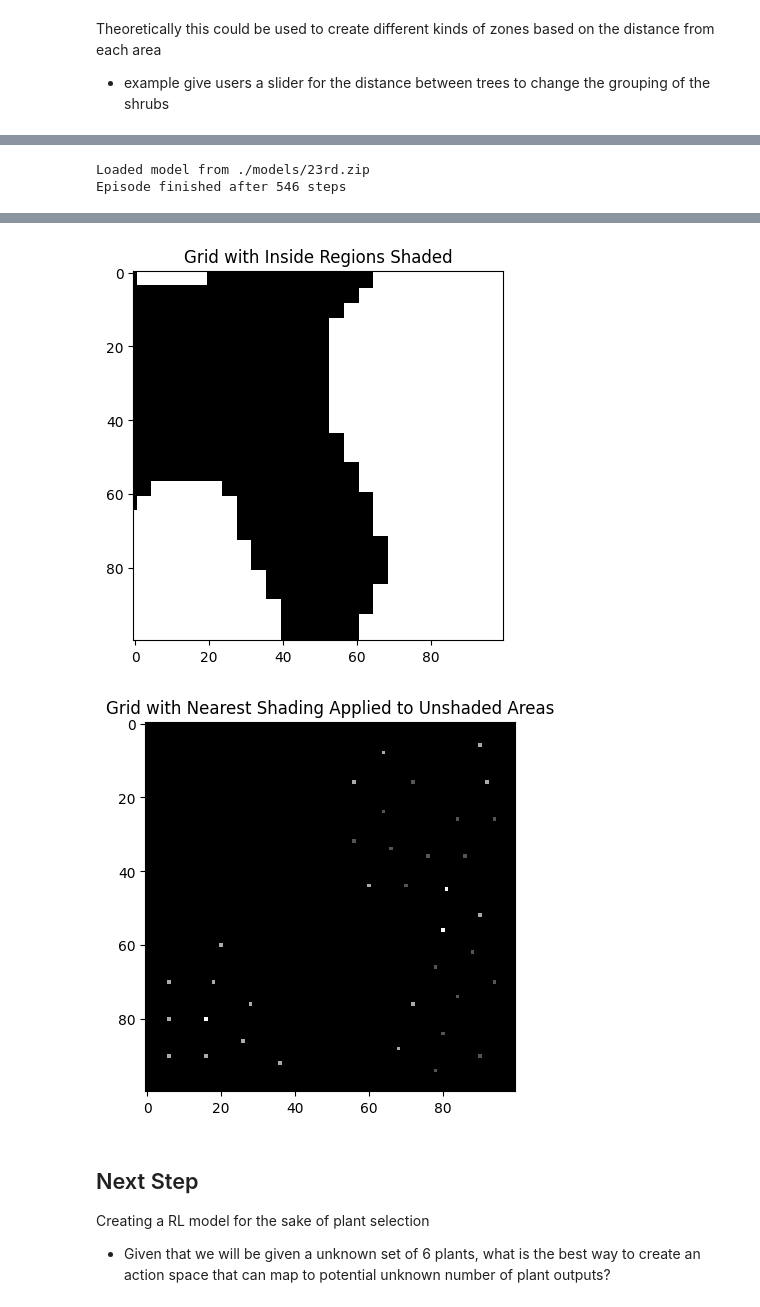
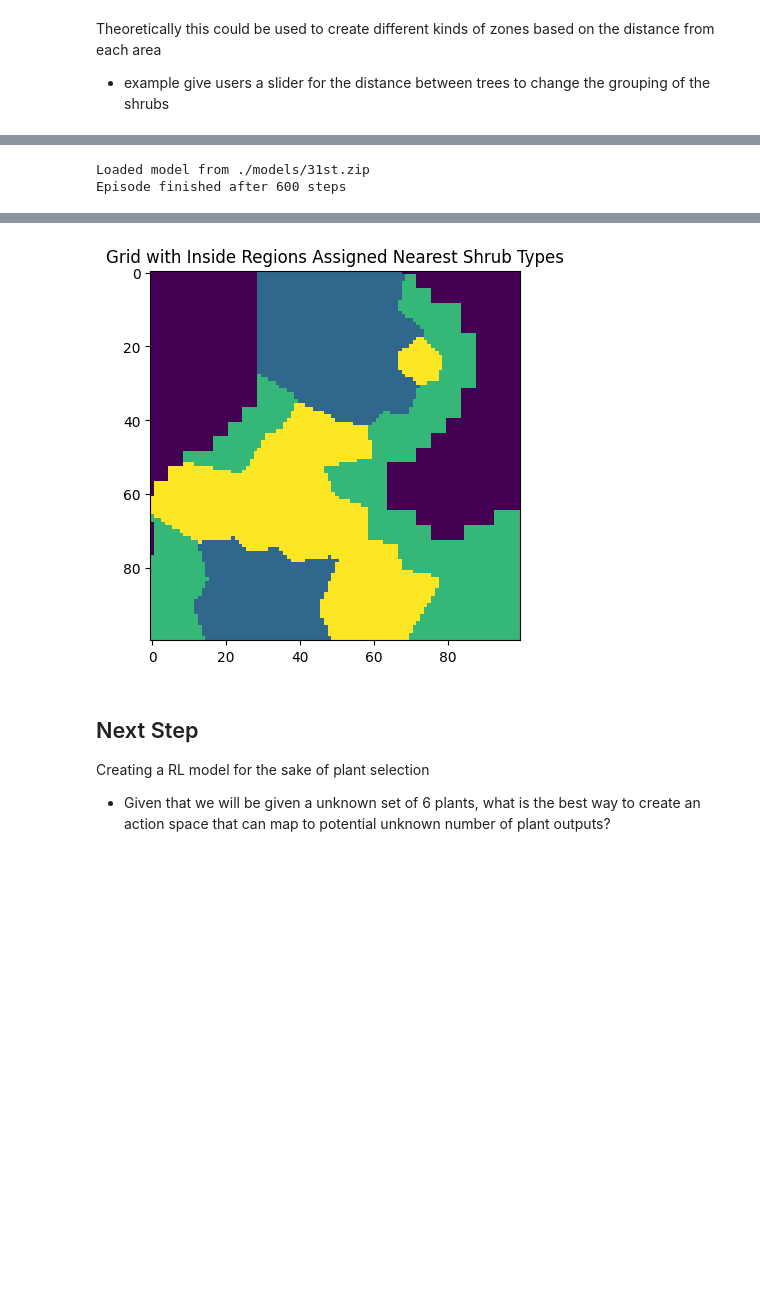
Before and after one commit to Jaywhisker/HDB_Planters, a Jupyter notebook: hdb-spatial-placement/notebooks/30OctPlant.ipynb, the cells around one changed output, grey strips where cells are left out. Drawn from its saved outputs; the diff is of its cells as text; code cells hidden in the pictures; blank space fills up the shorter version.

```diff
--- a/hdb-spatial-placement/notebooks/30OctPlant.ipynb
+++ b/hdb-spatial-placement/notebooks/30OctPlant.ipynb
@@ -1294,9 +1300,6 @@ Episode finished after 701 steps
 # %%
-import numpy as np
-import matplotlib.pyplot as plt
-import matplotlib.patches as patches
-from scipy.ndimage import distance_transform_edt
 from scipy.ndimage import binary_fill_holes
+
 
 def visualize_grid_with_circles(grid, clusters=None):
     """
@@ -1400,6 +1403,56 @@ def shade_inside_border(grid, border_value=255, fill_value=128):
     return shaded_grid
 
 
+
+def assign_shrub_types_to_inside(shrub_position, grid_with_shades):
+    """
+    Create a new grid where for each cell labeled 128 in shaded_grid,
+    we find the closest shrub type (1, 2, or 3) in grid_with_shades and assign
+    that shrub type to the corresponding cell in the new grid, using manual distance calculations.
+
+    Args:
+        shaded_grid (np.ndarray): Grid with inside regions labeled 128.
+        grid_with_shades (np.ndarray): Grid with shrubs labeled as 1, 2, or 3.
+
+    Returns:
+        np.ndarray: New grid with cells inside the border assigned the nearest shrub type.
+    """
+
+    # Ensure the grids are the same size
+    assert shrub_position.shape == grid_with_shades.shape, "Grids must be the same shape."
+
+    # Initialize a new grid with zeros
+    new_grid = np.zeros_like(shrub_position, dtype=int)
+
+    # Get the indices of inside cells (cells labeled 128)
+    inside_indices = np.argwhere(grid_with_shades == 128)
+
+    # Get the indices and types of shrubs (cells labeled 1, 2, or 3)
+    shrub_indices = np.argwhere(np.isin(shrub_position, [1, 2, 3]))
+    shrub_types = shrub_position[shrub_indices[:, 0], shrub_indices[:, 1]]
+
+    # Check if there are any shrubs in the grid
+    if len(shrub_indices) == 0:
+        print("No shrubs found in the grid.")
+        return new_grid
+
+    # For each inside cell, find the closest shrub manually
+    for y_inside, x_inside in inside_indices:
+        min_distance = None
+        nearest_shrub_type = 0  # Default value if no shrub is found
+        for (y_shrub, x_shrub), shrub_type in zip(shrub_indices, shrub_types):
+            # Calculate Euclidean distance
+            distance = ((y_inside - y_shrub) ** 2 + (x_inside - x_shrub) ** 2) ** 0.5
+            if (min_distance is None) or (distance < min_distance):
+                min_distance = distance
+                nearest_shrub_type = shrub_type
+        # Assign the nearest shrub type to the new grid
+        new_grid[y_inside, x_inside] = nearest_shrub_type
+
+    return new_grid
+
+
+
 # Main execution
 if __name__ == "__main__":
     np.set_printoptions(threshold=np.inf, linewidth=np.inf)
@@ -1410,14 +1463,21 @@ if __name__ == "__main__":
     tree_distance_map = calculate_distance_to_tree(final_grid)
     clusters = categorize_shrubs_by_distance(final_grid, border_distance_map, tree_distance_map)
 
-    grid_with_shades = visualize_grid_with_circles(final_grid, clusters)
-    print(grid_with_shades)
-    plt.imshow(grid_with_shades)
+    shrub_position = visualize_grid_with_circles(final_grid, clusters)
+    # print(grid_with_shades)
+    plt.imshow(shrub_position)
 
     shaded_grid = shade_inside_border(final_grid)
-    plt.imshow(shaded_grid, cmap="gray")
-    plt.title("Grid with Inside Regions Shaded")
+    # plt.imshow(shaded_grid, cmap="gray")
+    # plt.title("Grid with Inside Regions Shaded")
+    # plt.show()
+
+    new_grid = assign_shrub_types_to_inside(shrub_position, shaded_grid)
+
+    # Visualize the new grid
+    plt.imshow(new_grid, cmap='viridis')
+    plt.title("Grid with Inside Regions Assigned Nearest Shrub Types")
     plt.show()
 # %% [output]
-Loaded model from ./models/23rd.zip
-Episode finished after 546 steps
+Loaded model from ./models/31st.zip
+Episode finished after 600 steps
@@ -1442,5 +1485,4 @@ Episode finished after 546 steps
-[figure, old version]
+[figure, new version]
-[figure, removed]
 # %% [markdown]
 ## Next Step
 
```
Also changed, not shown: parts of 9 cells of this notebook, 1 other file.
